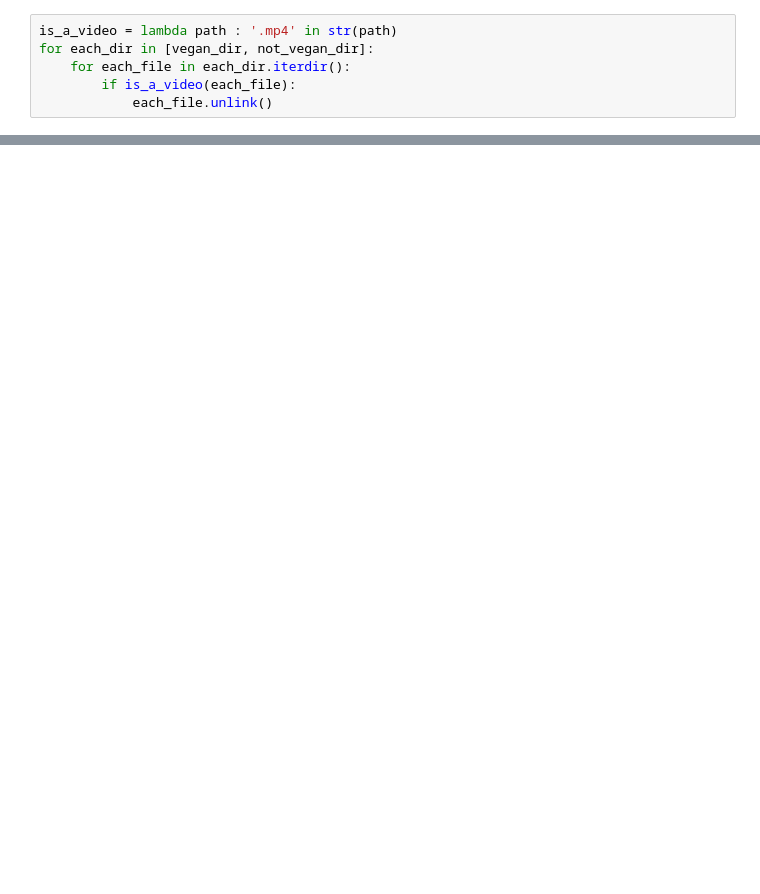
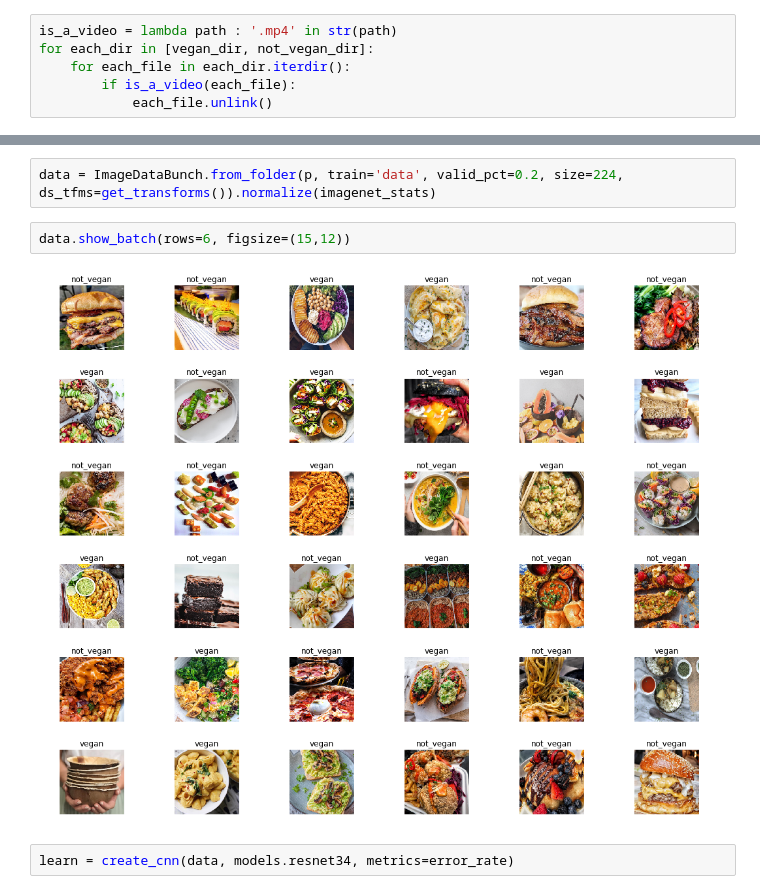
Before and after one commit to remiconnesson/instaclassifier, a Jupyter notebook: Downloading, preprocessing and training.ipynb, the cells around one changed output, grey strips where cells are left out. Drawn from its saved outputs; the diff is of its cells as text; blank space fills up the shorter version.

Commit message:
Training in progress

```diff
--- a/Downloading, preprocessing and training.ipynb
+++ b/Downloading, preprocessing and training.ipynb
@@ -84,0 +122,8 @@ for each_dir in [vegan_dir, not_vegan_dir]:
+# %%
+data = ImageDataBunch.from_folder(p, train='data', valid_pct=0.2, size=224, ds_tfms=get_transforms()).normalize(imagenet_stats)
+# %%
+data.show_batch(rows=6, figsize=(15,12))
+# %% [output]
+[figure, added]
+# %%
+learn = create_cnn(data, models.resnet34, metrics=error_rate)
```
Also changed, not shown: parts of 13 cells of this notebook.
